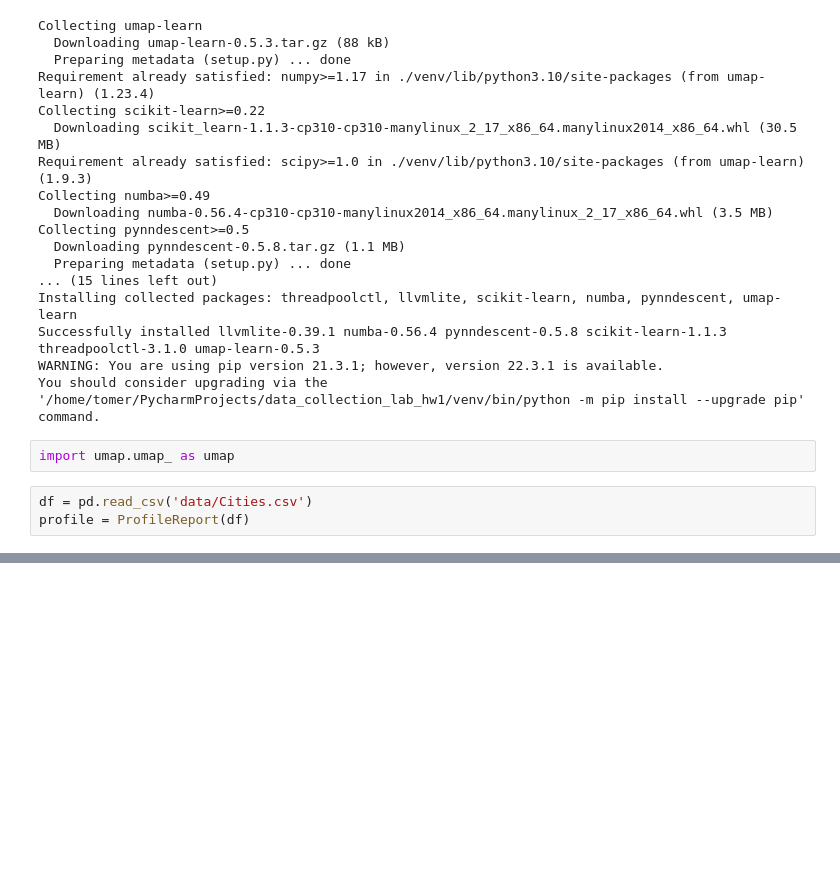
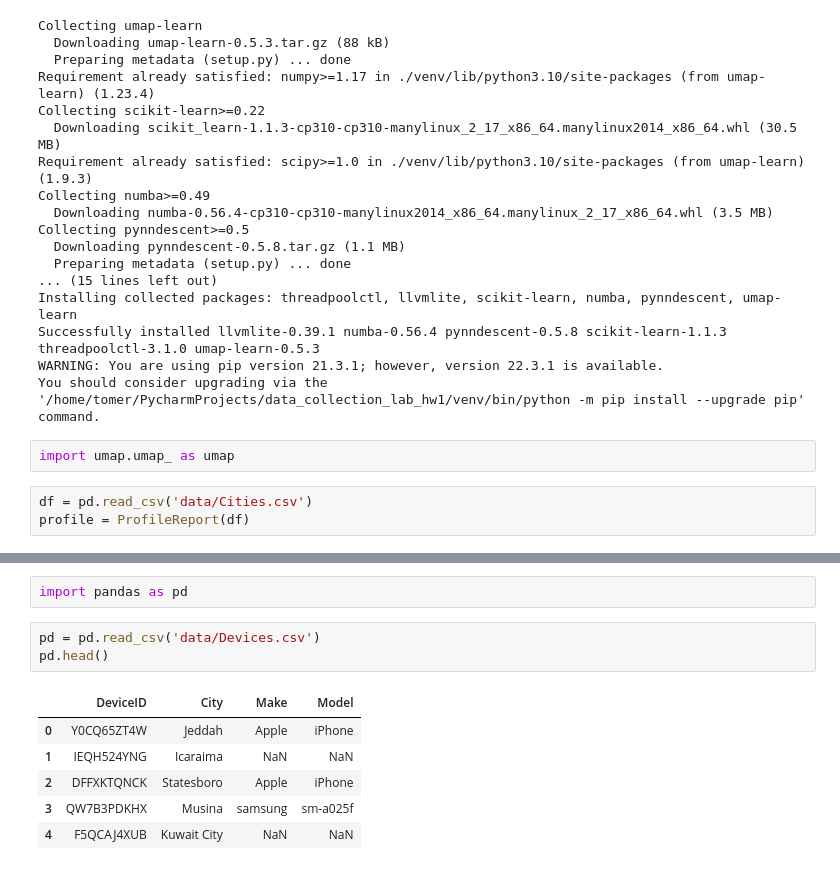
Before and after one commit to pereztomer/data_collection_lab_hw1, a Jupyter notebook: hw1_profiling.ipynb, the cells around one changed output, grey strips where cells are left out. Cells and saved outputs as stored; diff of their text form; blank space fills up the shorter version.

```diff
--- a/hw1_profiling.ipynb
+++ b/hw1_profiling.ipynb
@@ -30,3 +30,15 @@ profile = ProfileReport(df)
 profile
 # %% [output]
 [interactive output not drawn]
+# %%
+import pandas as pd
+# %%
+pd = pd.read_csv('data/Devices.csv')
+pd.head()
+# %% [output]
+|  | DeviceID | City | Make | Model |
+| 0 | Y0CQ65ZT4W | Jeddah | Apple | iPhone |
+| 1 | IEQH524YNG | Icaraima | NaN | NaN |
+| 2 | DFFXKTQNCK | Statesboro | Apple | iPhone |
+| 3 | QW7B3PDKHX | Musina | samsung | sm-a025f |
+| 4 | F5QCAJ4XUB | Kuwait City | NaN | NaN |
```
Also changed, not shown: parts of 1 cell of this notebook.
